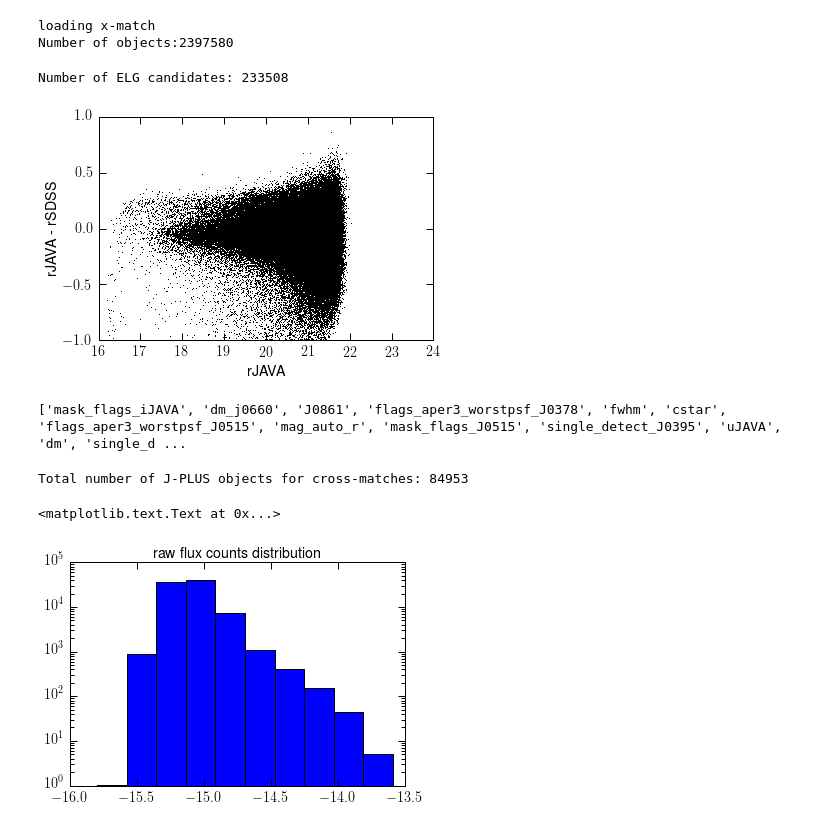
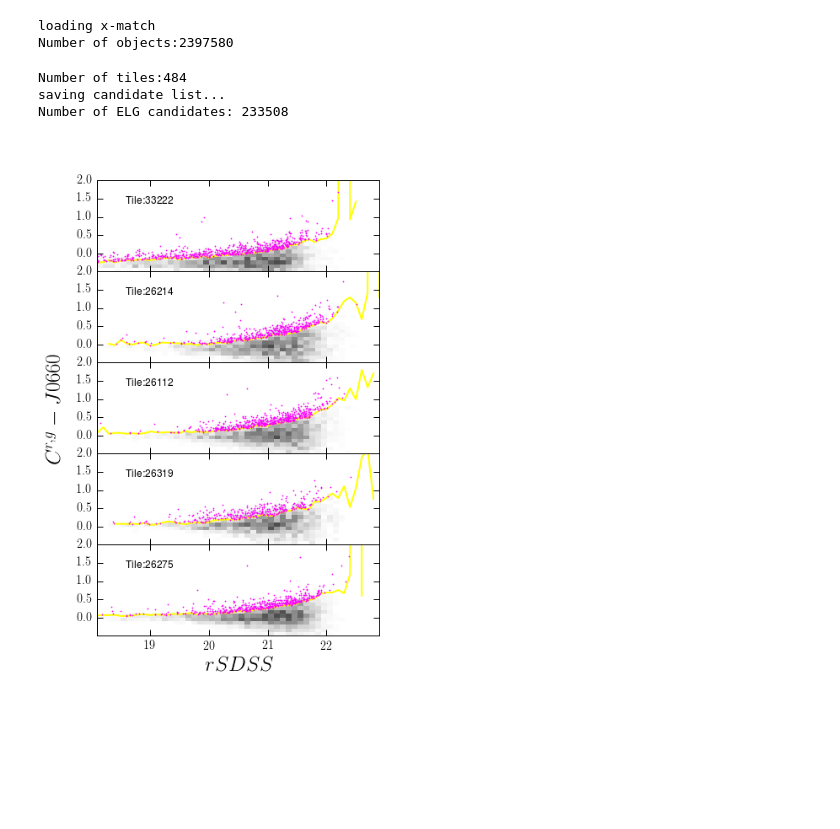
Before and after one commit to aaorsi/ELG_analysis, a Jupyter notebook: learn_ELGz.ipynb, the cells around one changed output. Cells and saved outputs as stored; diff of their text form; code cells hidden in the pictures; blank space fills up the shorter version.

```diff
--- a/learn_ELGz.ipynb
+++ b/learn_ELGz.ipynb
@@ -104,7 +104,7 @@ Number of objects:2397580
 # %%
 # Compute sigma curves for each tile
 %matplotlib inline
-ComputeSigmas = False
+ComputeSigmas = True
 import matplotlib
 
 suff ='SDSS'
@@ -117,7 +117,7 @@ if ComputeSigmas:
     alltiles = np.random.permutation(np.unique(gal_jplus['tile_id']))
     ntiles = len(alltiles)
     print 'Number of tiles:%d'%ntiles
-    #sigma_tiles = []
+    sigma_tiles = []
 
     npanels = 5
 
@@ -133,32 +133,35 @@ if ComputeSigmas:
     #for i in range(20):
         if i < npanels:
             ax = plt.subplot(gs[i])
 
-        idcand,dm, dm_err = elg.continuum_curve(gal_jplus, alltiles[i], BroadLineName = 'r'+suff,
+        idcand,dm, dm_err, sfunc = elg.continuum_curve(gal_jplus, alltiles[i], BroadLineName = 'r'+suff,
                  BroadNoLineName='g'+suff, Plot=ax if i < npanels else False,
                  sigma_threshold = 2.0)
-        #sigma_tiles.append(sfunc)
+        sigma_tiles.append(sfunc)
 
         gal_jplus['elgcand'][idcand] = 1
         gal_jplus['dm_j0660'][idcand] = dm
         gal_jplus['dm_j0660_err'][idcand] = dm_err
         if i == npanels:
             ax.set_xlabel(r'$r%s$'%suff, fontsize=25)
         if i == 2:
             ax.set_ylabel(r'$C^{r,g}-J0660$', fontsize=25)
         #plt.title('TileID: %d'%alltiles[i],fontsize=15)
         nc += len(idcand)
 
 
 
     elg_cand = jplus.tools.select_object(gal_jplus,gal_jplus['elgcand'] == 1)
     print 'saving candidate list...'
 
     with open('elg_cand.data', 'wb') as outfile:
         pickle.dump(elg_cand, outfile, protocol=pickle.HIGHEST_PROTOCOL)
 else:
     elg_cand = pickle.load(open('elg_cand.data'))
 
 print 'Number of ELG candidates: %d'%len(elg_cand['tile_id'])
 # %% [output]
+Number of tiles:484
+saving candidate list...
 Number of ELG candidates: 233508
+[figure, added]
@@ -177,9 +188,6 @@ if suff == 'SDSS': # check cross-match by comparing rJAVA to rSDSS
     plt.show()
 
     print elg_cand.keys()
-# %% [output]
-[figure, removed]
-['mask_flags_iJAVA', 'dm_j0660', 'J0861', 'flags_aper3_worstpsf_J0378', 'fwhm', 'cstar', 'flags_aper3_worstpsf_J0515', 'mag_auto_r', 'mask_flags_J0515', 'single_detect_J0395', 'uJAVA', 'dm', 'single_d ...
 # %%
 
 # Choose which base catalogue to use when constructing the dataset
@@ -204,15 +212,10 @@ dcat = jplus.tools.select_object(dc, mask)
 dcat['F_j0660'] = fline[mask]
 dcat['F_cont_j0660'] = fcont[mask]
 print 'Total number of J-PLUS objects for cross-matches: %d'%len(dcat['tile_id'])
-# %% [output]
-Total number of J-PLUS objects for cross-matches: 84953
 # %%
 plt.hist(np.log10(np.asarray(dcat['F_j0660'])))
 plt.yscale('log', nonposy='clip')
 plt.title('raw flux counts distribution')
-# %% [output]
-<matplotlib.text.Text at 0x...>
-[figure, removed]
 # %%
 plt.hist(dcat['dm_j0660'], bins=20, color='green', alpha=0.5,range=[-2,2])
 
```
Also changed, not shown: parts of 39 cells of this notebook, 1 other file.
